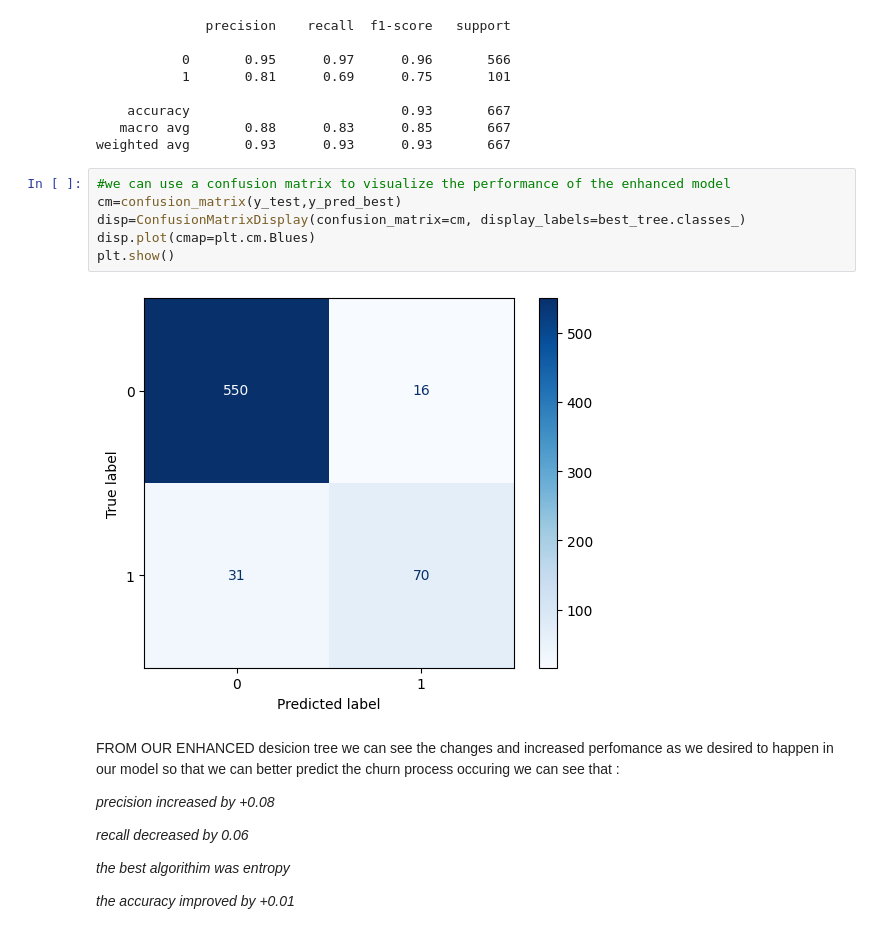
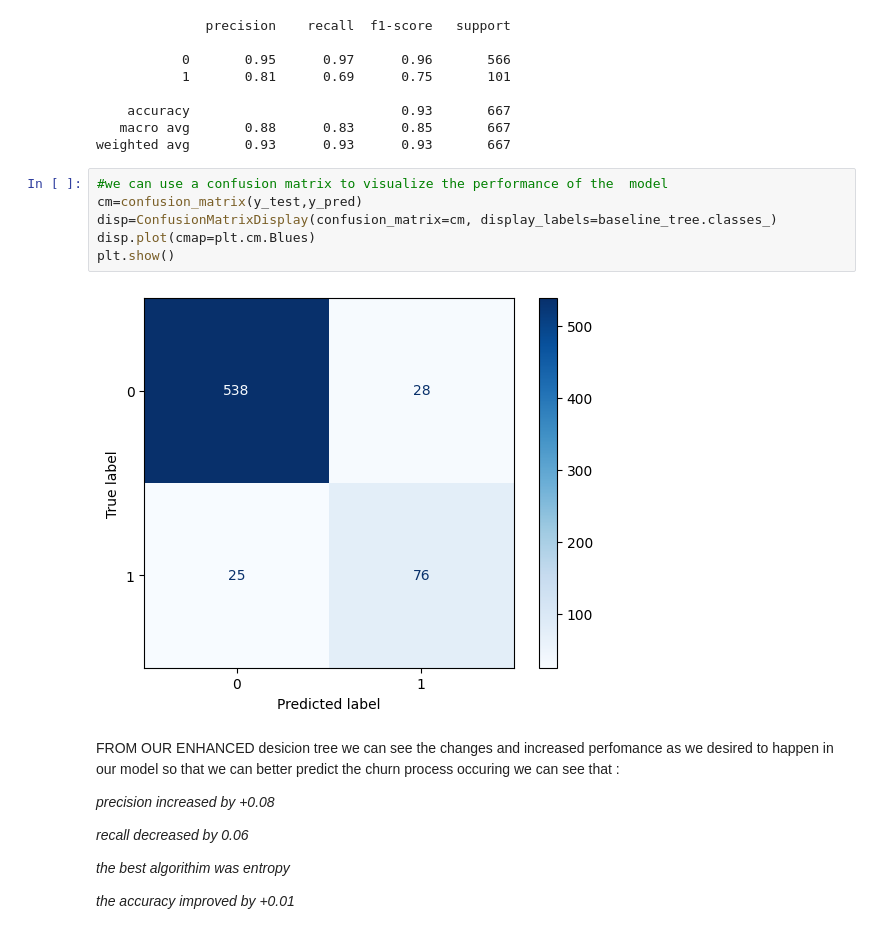
Before and after one commit to skyfall-kimani/SyriaTel-Customer-Churn-project, a Jupyter notebook: churns.notebook.ipynb, the cells around one changed output. Drawn from its saved outputs; the diff is of its cells as text.

```diff
--- a/churns.notebook.ipynb
+++ b/churns.notebook.ipynb
@@ -272,13 +272,13 @@ print(classification_report(y_test, y_pred_best))
    macro avg       0.88      0.83      0.85       667
 weighted avg       0.93      0.93      0.93       667
 # %%
-#we can use a confusion matrix to visualize the performance of the enhanced model
-cm=confusion_matrix(y_test,y_pred_best)
-disp=ConfusionMatrixDisplay(confusion_matrix=cm, display_labels=best_tree.classes_)
+#we can use a confusion matrix to visualize the performance of the  model
+cm=confusion_matrix(y_test,y_pred)
+disp=ConfusionMatrixDisplay(confusion_matrix=cm, display_labels=baseline_tree.classes_)
 disp.plot(cmap=plt.cm.Blues)
 plt.show()
 # %% [output]
-[figure, old version]
+[figure, new version]
 # %% [markdown]
 FROM OUR  ENHANCED desicion tree we can see the changes and increased perfomance as we desired to happen in our model so that we can better predict the churn process occuring we can see that :
 
```
Also changed, not shown: parts of 1 cell of this notebook.
